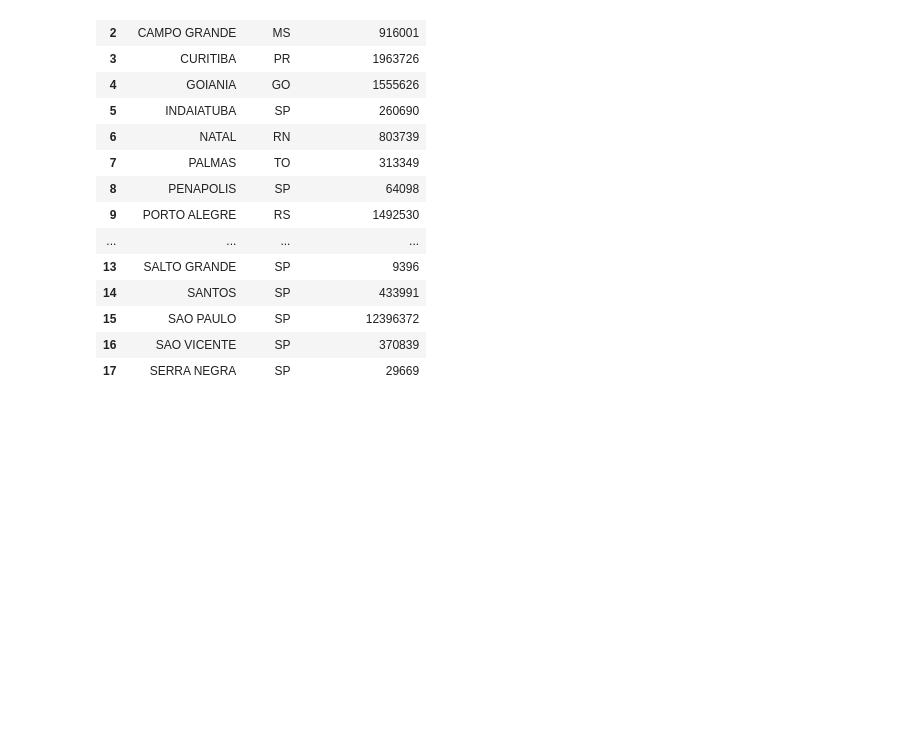
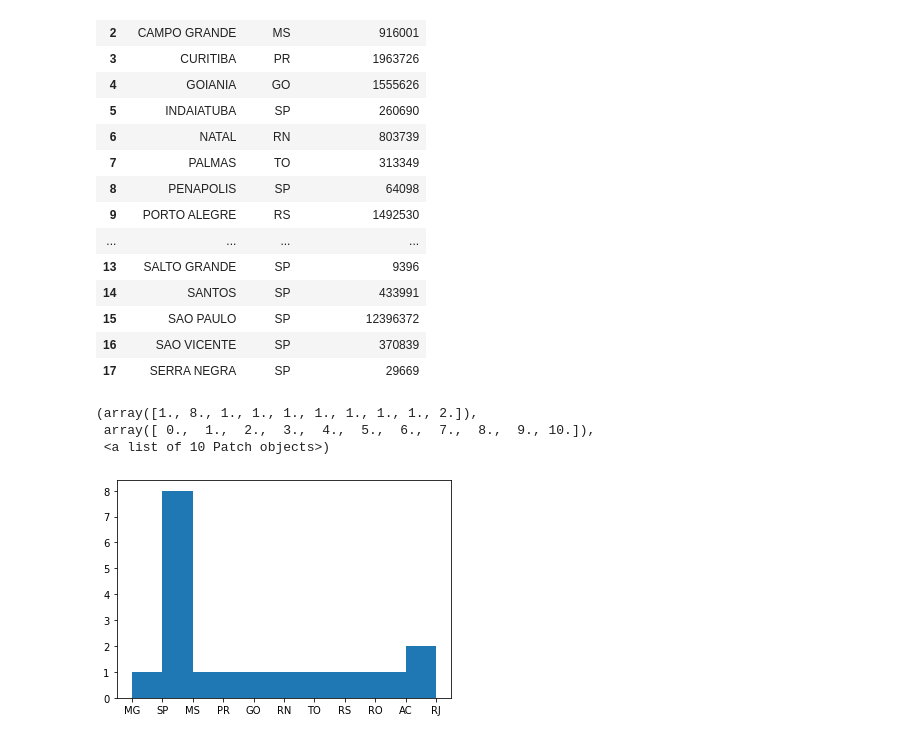
Before and after one commit to fsendo/PythonPandas, a Jupyter notebook: Primeiro_exemplo_Pandas.ipynb, the cells around one changed output. Saved outputs shown, nothing was run; the diff lists cells and outputs as text; code cells hidden in the pictures; blank space fills up the shorter version.

```diff
--- a/Primeiro_exemplo_Pandas.ipynb
+++ b/Primeiro_exemplo_Pandas.ipynb
@@ -158,7 +158,7 @@ compras_df[['housing_median_age', 'median_house_value']].groupby(by='housing_med
 # %%
 compras_df[['housing_median_age', 'median_house_value']].groupby(by='housing_median_age').mean().round(6).to_excel('/content/sample_data/RS.xlsx')
 # %%
-cidade_df = pd.read_csv("/content/sample_data/ibge_num_habitantes_estimado.csv", sep=";")
+cidade_df = pd.read_csv("/content/ibge_num_habitantes_estimado.csv", sep=";")
 # %%
 cidade_df
 # %% [output]
@@ -179,3 +179,11 @@ cidade_df
 | 15 | SAO PAULO | SP | 12396372 |
 | 16 | SAO VICENTE | SP | 370839 |
 | 17 | SERRA NEGRA | SP | 29669 |
+# %%
+import matplotlib.pyplot as plt
+plt.hist(cidade_df['Estado'])
+# %% [output]
+(array([1., 8., 1., 1., 1., 1., 1., 1., 1., 2.]),
+ array([ 0.,  1.,  2.,  3.,  4.,  5.,  6.,  7.,  8.,  9., 10.]),
+ <a list of 10 Patch objects>)
+[figure, added]
```
Also changed, not shown: parts of 2 cells of this notebook.
